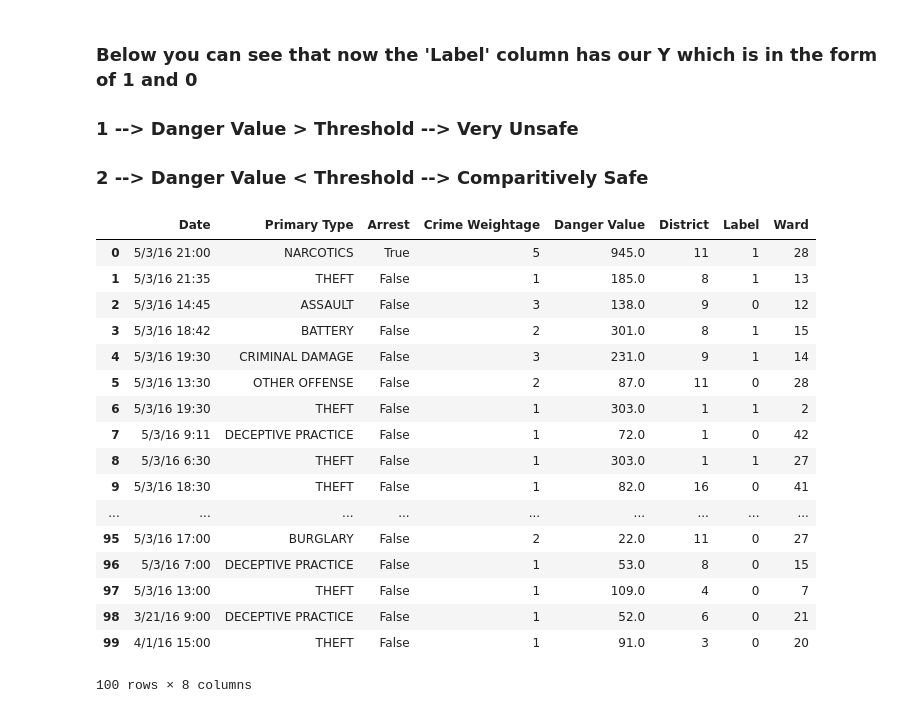
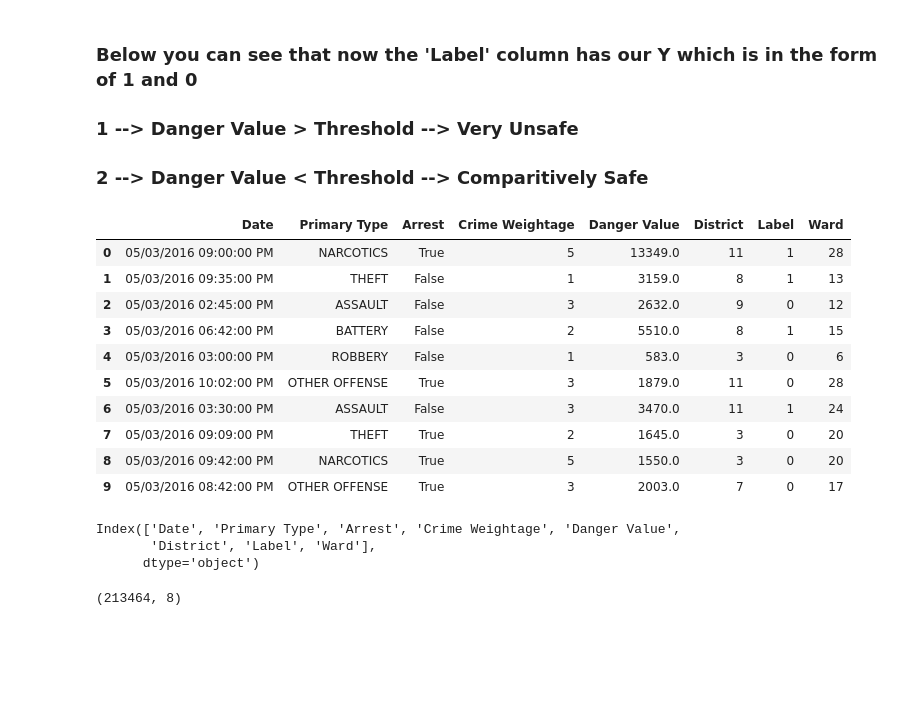
Before and after one commit to zee1159/Safe-Area-Prediction-Machine-Learning-Project, a Jupyter notebook: Safe Region Prediction_ML.ipynb, the cells around one changed output. Cells and saved outputs as stored; diff of their text form; code cells hidden in the pictures; blank space fills up the shorter version.

```diff
--- a/Safe Region Prediction_ML.ipynb
+++ b/Safe Region Prediction_ML.ipynb
@@ -323,23 +327,26 @@ See the caveats in the documentation: http://pandas.pydata.org/pandas-docs/stabl
 ### 1 --> Danger Value > Threshold --> Very Unsafe
 ### 2 --> Danger Value < Threshold --> Comparitively Safe
 # %%
-new_df.head(100)
+new_df.head(10)
 # %% [output]
 |  | Date | Primary Type | Arrest | Crime Weightage | Danger Value | District | Label | Ward |
-| 0 | 5/3/16 21:00 | NARCOTICS | True | 5 | 945.0 | 11 | 1 | 28 |
-| 1 | 5/3/16 21:35 | THEFT | False | 1 | 185.0 | 8 | 1 | 13 |
-| 2 | 5/3/16 14:45 | ASSAULT | False | 3 | 138.0 | 9 | 0 | 12 |
-| 3 | 5/3/16 18:42 | BATTERY | False | 2 | 301.0 | 8 | 1 | 15 |
-| 4 | 5/3/16 19:30 | CRIMINAL DAMAGE | False | 3 | 231.0 | 9 | 1 | 14 |
-| 5 | 5/3/16 13:30 | OTHER OFFENSE | False | 2 | 87.0 | 11 | 0 | 28 |
-| 6 | 5/3/16 19:30 | THEFT | False | 1 | 303.0 | 1 | 1 | 2 |
-| 7 | 5/3/16 9:11 | DECEPTIVE PRACTICE | False | 1 | 72.0 | 1 | 0 | 42 |
-| 8 | 5/3/16 6:30 | THEFT | False | 1 | 303.0 | 1 | 1 | 27 |
-| 9 | 5/3/16 18:30 | THEFT | False | 1 | 82.0 | 16 | 0 | 41 |
-| ... | ... | ... | ... | ... | ... | ... | ... | ... |
-| 95 | 5/3/16 17:00 | BURGLARY | False | 2 | 22.0 | 11 | 0 | 27 |
-| 96 | 5/3/16 7:00 | DECEPTIVE PRACTICE | False | 1 | 53.0 | 8 | 0 | 15 |
-| 97 | 5/3/16 13:00 | THEFT | False | 1 | 109.0 | 4 | 0 | 7 |
-| 98 | 3/21/16 9:00 | DECEPTIVE PRACTICE | False | 1 | 52.0 | 6 | 0 | 21 |
-| 99 | 4/1/16 15:00 | THEFT | False | 1 | 91.0 | 3 | 0 | 20 |
+| 0 | 05/03/2016 09:00:00 PM | NARCOTICS | True | 5 | 13349.0 | 11 | 1 | 28 |
+| 1 | 05/03/2016 09:35:00 PM | THEFT | False | 1 | 3159.0 | 8 | 1 | 13 |
+| 2 | 05/03/2016 02:45:00 PM | ASSAULT | False | 3 | 2632.0 | 9 | 0 | 12 |
+| 3 | 05/03/2016 06:42:00 PM | BATTERY | False | 2 | 5510.0 | 8 | 1 | 15 |
+| 4 | 05/03/2016 03:00:00 PM | ROBBERY | False | 1 | 583.0 | 3 | 0 | 6 |
+| 5 | 05/03/2016 10:02:00 PM | OTHER OFFENSE | True | 3 | 1879.0 | 11 | 0 | 28 |
+| 6 | 05/03/2016 03:30:00 PM | ASSAULT | False | 3 | 3470.0 | 11 | 1 | 24 |
+| 7 | 05/03/2016 09:09:00 PM | THEFT | True | 2 | 1645.0 | 3 | 0 | 20 |
+| 8 | 05/03/2016 09:42:00 PM | NARCOTICS | True | 5 | 1550.0 | 3 | 0 | 20 |
+| 9 | 05/03/2016 08:42:00 PM | OTHER OFFENSE | True | 3 | 2003.0 | 7 | 0 | 17 |
-100 rows × 8 columns
+# %%
+new_df.columns
+# %% [output]
+Index(['Date', 'Primary Type', 'Arrest', 'Crime Weightage', 'Danger Value',
+       'District', 'Label', 'Ward'],
+      dtype='object')
+# %%
+print(new_df.shape)
+# %% [output]
+(213464, 8)
```
Also changed, not shown: parts of 24 cells of this notebook, 1 other file.
